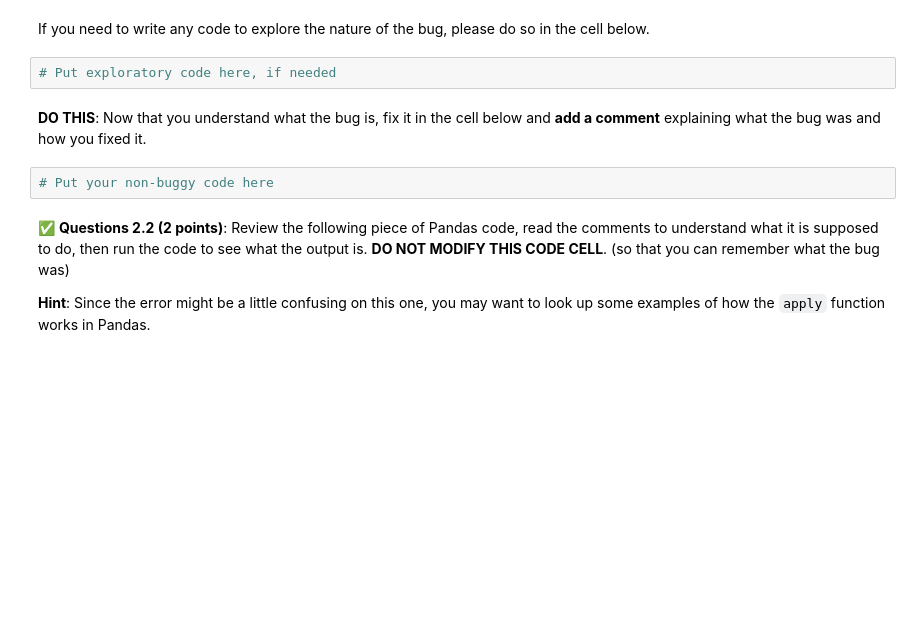
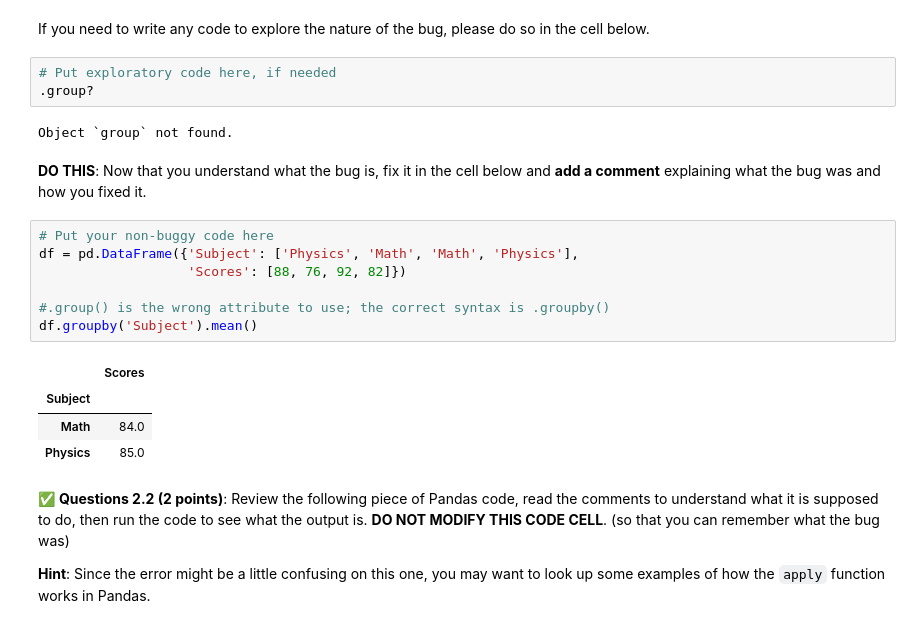
Before and after one commit to rags45/CMSE202-f23-turnin, a Jupyter notebook: hw-01/HW-01_GitPracticeDebuggingPythonPackagesAndClasses-STUDENT.ipynb, the cells around one changed output. Drawn from its saved outputs; the diff is of its cells as text; blank space fills up the shorter version.

```diff
--- a/hw-01/HW-01_GitPracticeDebuggingPythonPackagesAndClasses-STUDENT.ipynb
+++ b/hw-01/HW-01_GitPracticeDebuggingPythonPackagesAndClasses-STUDENT.ipynb
@@ -197,10 +213,23 @@ df.group('Subject').mean()
 If you need to write any code to explore the nature of the bug, please do so in the cell below.
 # %%
 # Put exploratory code here, if needed
+.group?
+# %% [output]
+Object `group` not found.
 # %% [markdown]
 **DO THIS**: Now that you understand what the bug is, fix it in the cell below and **add a comment** explaining what the bug was and how you fixed it.
-# %%
-# Put your non-buggy code here
+# %%
+# Put your non-buggy code here
+df = pd.DataFrame({'Subject': ['Physics', 'Math', 'Math', 'Physics'],
+                   'Scores': [88, 76, 92, 82]})
+
+#.group() is the wrong attribute to use; the correct syntax is .groupby()
+df.groupby('Subject').mean()
+# %% [output]
+|  | Scores |
+| Subject |  |
+| Math | 84.0 |
+| Physics | 85.0 |
 # %% [markdown]
 &#9989; **Questions 2.2 (2 points)**: Review the following piece of Pandas code, read the comments to understand what it is supposed to do, then run the code to see what the output is. **DO NOT MODIFY THIS CODE CELL**. (so that you can remember what the bug was)
 
```
Also changed, not shown: parts of 23 cells of this notebook.
